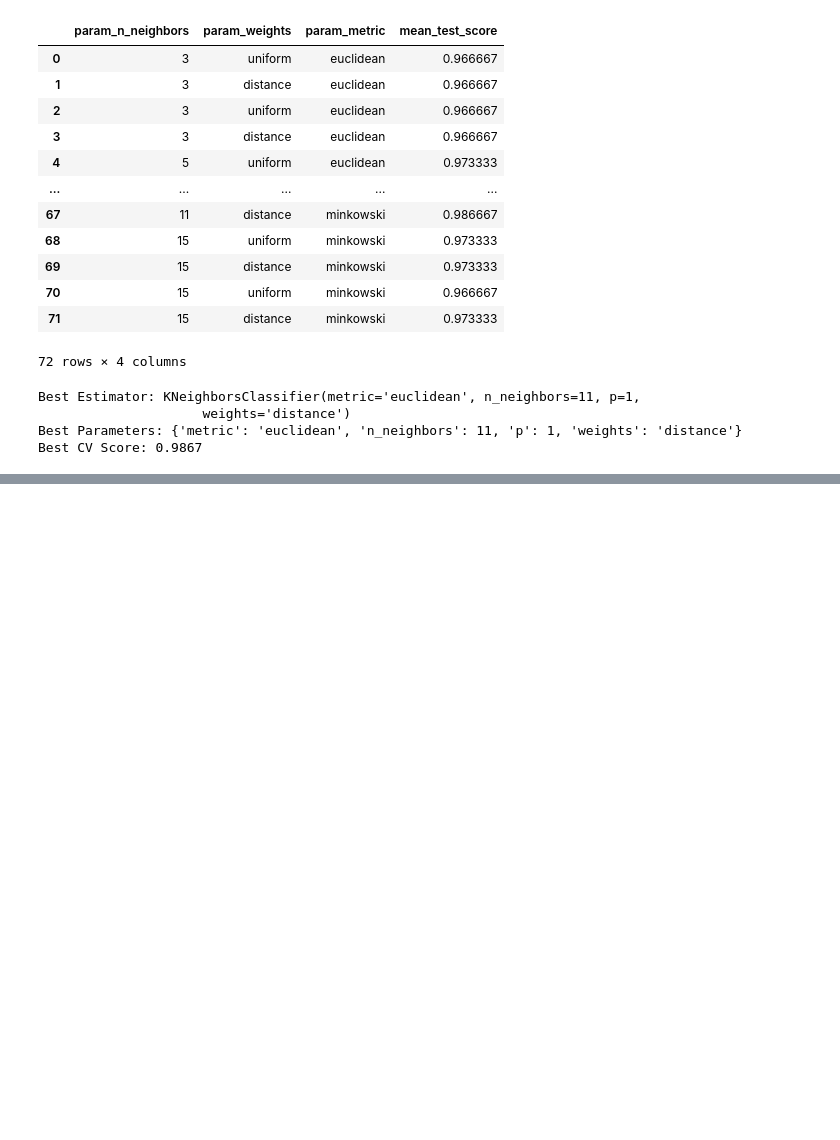
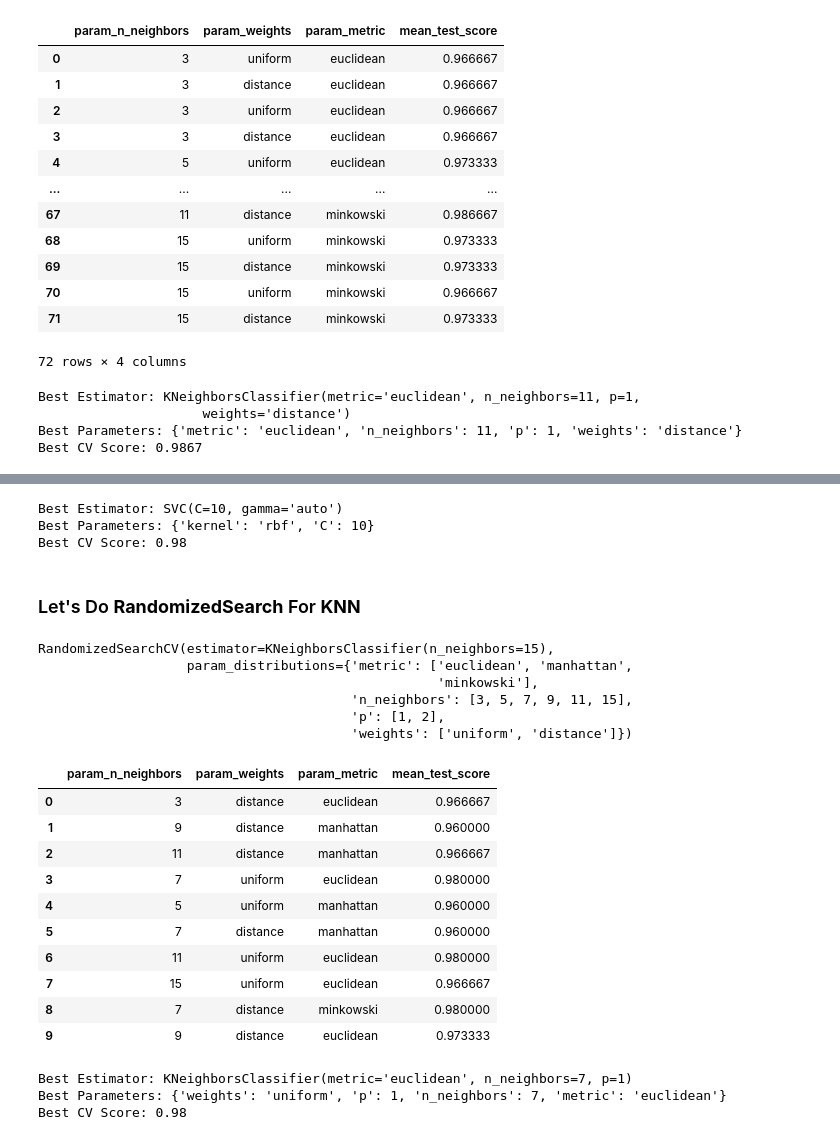
Before and after one commit to MeetPujara/MachineLearning, a Jupyter notebook: 04_ModelTuning_UnsupervisedLearning/01_GridSearchCV.ipynb, the cells around one changed output, grey strips where cells are left out. Cells and saved outputs as stored; diff of their text form; code cells hidden in the pictures; blank space fills up the shorter version.

```diff
--- a/04_ModelTuning_UnsupervisedLearning/GridSearchCV.ipynb
+++ b/04_ModelTuning_UnsupervisedLearning/01_GridSearchCV.ipynb
@@ -132,0 +138,7 @@ Best CV Score: 0.9867
+# %%
+svm_classifier_rs  = RandomizedSearchCV((model_svm),{
+    'C' : [1,10,20,30,40],
+    'kernel' : ['rbf','linear'],
+},n_iter=4,cv=5,return_train_score=False)
+# %%
+svm_classifier_rs.fit(X,y)
@@ -132,0 +158,53 @@ Best CV Score: 0.9867
+# %%
+print("Best Estimator:", svm_classifier_rs.best_estimator_)
+print("Best Parameters:", svm_classifier_rs.best_params_)
+print("Best CV Score:", round(svm_classifier_rs.best_score_, 4))
+# %% [output]
+Best Estimator: SVC(C=10, gamma='auto')
+Best Parameters: {'kernel': 'rbf', 'C': 10}
+Best CV Score: 0.98
+# %% [markdown]
+### Let's Do **RandomizedSearch** For **KNN**
+# %%
+knn_classifier_rs = RandomizedSearchCV(
+    model_knn,
+    {
+        'n_neighbors': [3, 5, 7, 9, 11, 15],  # Number of neighbors
+        'weights': ['uniform', 'distance'],    # Weight function
+        'metric': ['euclidean', 'manhattan', 'minkowski'],  # Distance metric
+        'p': [1, 2]  # Power for Minkowski (1=manhattan, 2=euclidean)
+    },
+    n_iter=10
+)
+# %%
+knn_classifier_rs.fit(X,y)
+# %% [output]
+RandomizedSearchCV(estimator=KNeighborsClassifier(n_neighbors=15),
+                   param_distributions={'metric': ['euclidean', 'manhattan',
+                                                   'minkowski'],
+                                        'n_neighbors': [3, 5, 7, 9, 11, 15],
+                                        'p': [1, 2],
+                                        'weights': ['uniform', 'distance']})
+# %%
+results = pd.DataFrame(knn_classifier_rs.cv_results_)
+results[['param_n_neighbors', 'param_weights', 'param_metric', 'mean_test_score']]
+# %% [output]
+|  | param_n_neighbors | param_weights | param_metric | mean_test_score |
+| 0 | 3 | distance | euclidean | 0.966667 |
+| 1 | 9 | distance | manhattan | 0.960000 |
+| 2 | 11 | distance | manhattan | 0.966667 |
+| 3 | 7 | uniform | euclidean | 0.980000 |
+| 4 | 5 | uniform | manhattan | 0.960000 |
+| 5 | 7 | distance | manhattan | 0.960000 |
+| 6 | 11 | uniform | euclidean | 0.980000 |
+| 7 | 15 | uniform | euclidean | 0.966667 |
+| 8 | 7 | distance | minkowski | 0.980000 |
+| 9 | 9 | distance | euclidean | 0.973333 |
+# %%
+print("Best Estimator:", knn_classifier_rs.best_estimator_)
+print("Best Parameters:", knn_classifier_rs.best_params_)
+print("Best CV Score:", round(knn_classifier_rs.best_score_, 4))
+# %% [output]
+Best Estimator: KNeighborsClassifier(metric='euclidean', n_neighbors=7, p=1)
+Best Parameters: {'weights': 'uniform', 'p': 1, 'n_neighbors': 7, 'metric': 'euclidean'}
+Best CV Score: 0.98
```
Also changed, not shown: parts of 5 cells of this notebook, 4 other files.
